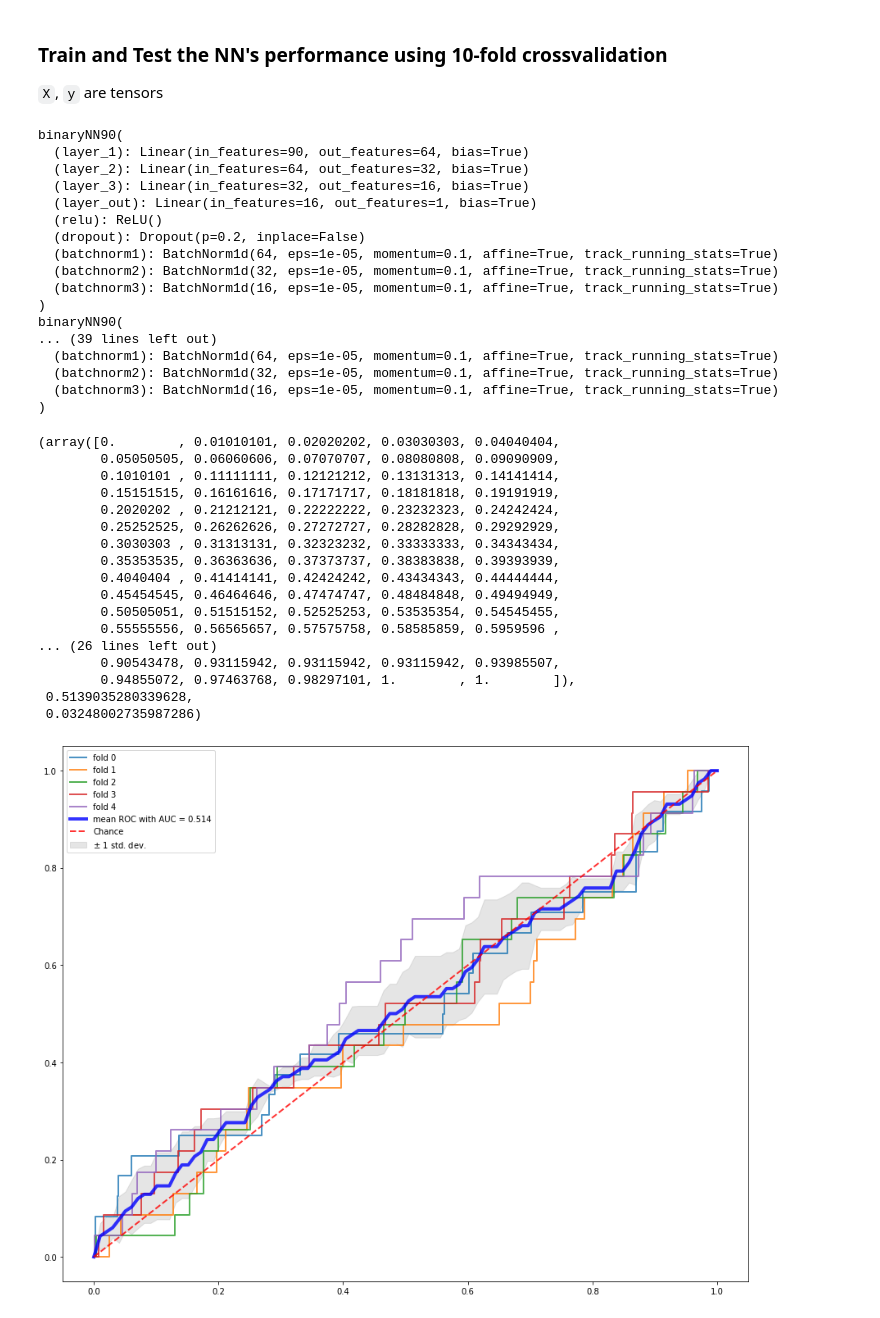
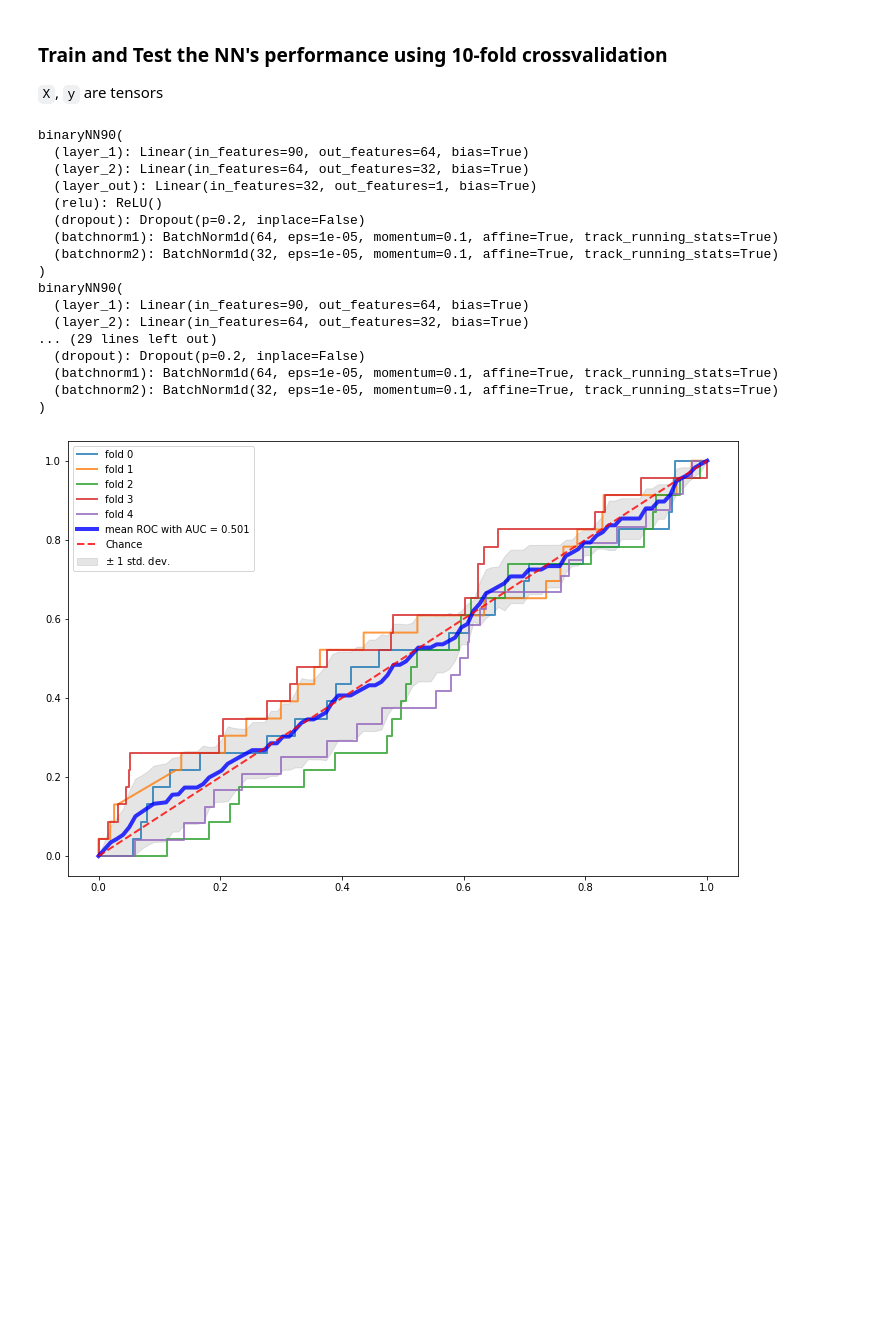
Before and after one commit to epfl-ada/ada-2020-project-milestone-p3-p3_act, a Jupyter notebook: NN.ipynb, the cells around one changed output. Drawn from its saved outputs; the diff is of its cells as text; code cells hidden in the pictures; blank space fills up the shorter version.

```diff
--- a/NN.ipynb
+++ b/NN.ipynb
@@ -143,14 +145,14 @@ class binaryNN90(nn.Module):
         # 90 input features
         self.layer_1 = nn.Linear(90, 64)
         self.layer_2 = nn.Linear(64, 32)
-        self.layer_3 = nn.Linear(32, 16)
-        self.layer_out = nn.Linear(16, 1)
+        #self.layer_3 = nn.Linear(32, 16)
+        self.layer_out = nn.Linear(32, 1)
 
         self.relu = nn.ReLU()
         self.dropout = nn.Dropout(p=0.2)
         self.batchnorm1 = nn.BatchNorm1d(64)
         self.batchnorm2 = nn.BatchNorm1d(32)
-        self.batchnorm3 = nn.BatchNorm1d(16)
+        #self.batchnorm3 = nn.BatchNorm1d(16)
 
     def forward(self, inputs):
         x = self.relu(self.layer_1(inputs))
@@ -159,8 +161,8 @@ class binaryNN90(nn.Module):
         x = self.relu(self.layer_2(x))
         x = self.batchnorm2(x)
         x = self.dropout(x)
-        x = self.relu(self.layer_3(x))
-        x = self.batchnorm3(x)
+        #x = self.relu(self.layer_3(x))
+        #x = self.batchnorm3(x)
         x = self.layer_out(x)
 
         return x
@@ -171,14 +173,14 @@ class binaryNN285(nn.Module):
     def __init__(self):
         super(binaryNN285, self).__init__()
         # 90 input features
-        self.layer_1 = nn.Linear(285, 124)
-        self.layer_2 = nn.Linear(124, 64)
+        self.layer_1 = nn.Linear(285, 128)
+        self.layer_2 = nn.Linear(128, 64)
         #self.layer_3 = nn.Linear(64, 32)
         self.layer_out = nn.Linear(64, 1)
 
         self.relu = nn.ReLU()
         self.dropout = nn.Dropout(p=0.1)
-        self.batchnorm1 = nn.BatchNorm1d(124)
+        self.batchnorm1 = nn.BatchNorm1d(128)
         self.batchnorm2 = nn.BatchNorm1d(64)
         #self.batchnorm3 = nn.BatchNorm1d(32)
 
@@ -303,10 +306,9 @@ def crossvali_roc_showall(X, y, n_splits, n_epoch, optimizer, model_type, criter
     aucs = []
     mean_fpr = np.linspace(0, 1, 100)
 
-    fig, ax = plt.subplots(figsize=(15, 12))
+    fig, ax = plt.subplots(figsize=(12, 8))
 
     # configure the model
-    LEARNING_RATE = 0.001
     device = torch.device("cuda:0" if torch.cuda.is_available() else "cpu")
     criterion = nn.BCEWithLogitsLoss()
 
@@ -315,8 +317,10 @@ def crossvali_roc_showall(X, y, n_splits, n_epoch, optimizer, model_type, criter
 
         #init the model
         if model_type == '90':
+            LEARNING_RATE = 0.0005
             model = binaryNN90()
         else:
+            LEARNING_RATE = 0.0001
             model = binaryNN285()
         model.to(device)
         print(model)
@@ -372,43 +376,26 @@ def crossvali_roc_showall(X, y, n_splits, n_epoch, optimizer, model_type, criter
     ax.legend()
 
 
-    return mean_fpr, mean_tpr, mean_auc, std_auc
+    return mean_fpr, mean_tpr, mean_auc, std_auc, fig
 # %%
-crossvali_roc_showall(X=X_90, y=y, n_splits=5, n_epoch=250, optimizer=optimizer,
+mean_fpr_NN90, mean_tpr_NN90, mean_auc_NN90, std_auc_NN90, fig = crossvali_roc_showall(X=X_90, y=y, n_splits=5, n_epoch=400, optimizer=optimizer,
                       model_type='90', criterion=criterion)
 # %% [output]
 binaryNN90(
   (layer_1): Linear(in_features=90, out_features=64, bias=True)
   (layer_2): Linear(in_features=64, out_features=32, bias=True)
-  (layer_3): Linear(in_features=32, out_features=16, bias=True)
-  (layer_out): Linear(in_features=16, out_features=1, bias=True)
+  (layer_out): Linear(in_features=32, out_features=1, bias=True)
   (relu): ReLU()
   (dropout): Dropout(p=0.2, inplace=False)
   (batchnorm1): BatchNorm1d(64, eps=1e-05, momentum=0.1, affine=True, track_running_stats=True)
   (batchnorm2): BatchNorm1d(32, eps=1e-05, momentum=0.1, affine=True, track_running_stats=True)
-  (batchnorm3): BatchNorm1d(16, eps=1e-05, momentum=0.1, affine=True, track_running_stats=True)
 )
 binaryNN90(
-... (39 lines left out)
+  (layer_1): Linear(in_features=90, out_features=64, bias=True)
+  (layer_2): Linear(in_features=64, out_features=32, bias=True)
+... (29 lines left out)
+  (dropout): Dropout(p=0.2, inplace=False)
   (batchnorm1): BatchNorm1d(64, eps=1e-05, momentum=0.1, affine=True, track_running_stats=True)
   (batchnorm2): BatchNorm1d(32, eps=1e-05, momentum=0.1, affine=True, track_running_stats=True)
-  (batchnorm3): BatchNorm1d(16, eps=1e-05, momentum=0.1, affine=True, track_running_stats=True)
 )
-(array([0.        , 0.01010101, 0.02020202, 0.03030303, 0.04040404,
-        0.05050505, 0.06060606, 0.07070707, 0.08080808, 0.09090909,
-        0.1010101 , 0.11111111, 0.12121212, 0.13131313, 0.14141414,
-        0.15151515, 0.16161616, 0.17171717, 0.18181818, 0.19191919,
-        0.2020202 , 0.21212121, 0.22222222, 0.23232323, 0.24242424,
-        0.25252525, 0.26262626, 0.27272727, 0.28282828, 0.29292929,
-        0.3030303 , 0.31313131, 0.32323232, 0.33333333, 0.34343434,
-        0.35353535, 0.36363636, 0.37373737, 0.38383838, 0.39393939,
-        0.4040404 , 0.41414141, 0.42424242, 0.43434343, 0.44444444,
-        0.45454545, 0.46464646, 0.47474747, 0.48484848, 0.49494949,
-        0.50505051, 0.51515152, 0.52525253, 0.53535354, 0.54545455,
-        0.55555556, 0.56565657, 0.57575758, 0.58585859, 0.5959596 ,
-... (26 lines left out)
-        0.90543478, 0.93115942, 0.93115942, 0.93115942, 0.93985507,
-        0.94855072, 0.97463768, 0.98297101, 1.        , 1.        ]),
- 0.5139035280339628,
- 0.03248002735987286)
-[figure, old version]
+[figure, new version]
```
Also changed, not shown: parts of 9 cells of this notebook.
